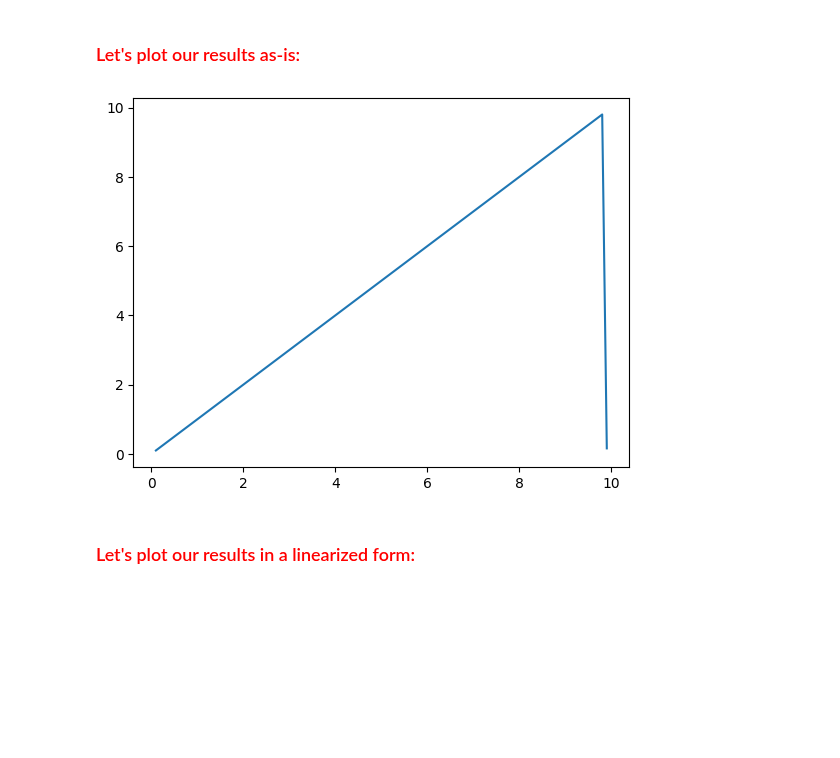
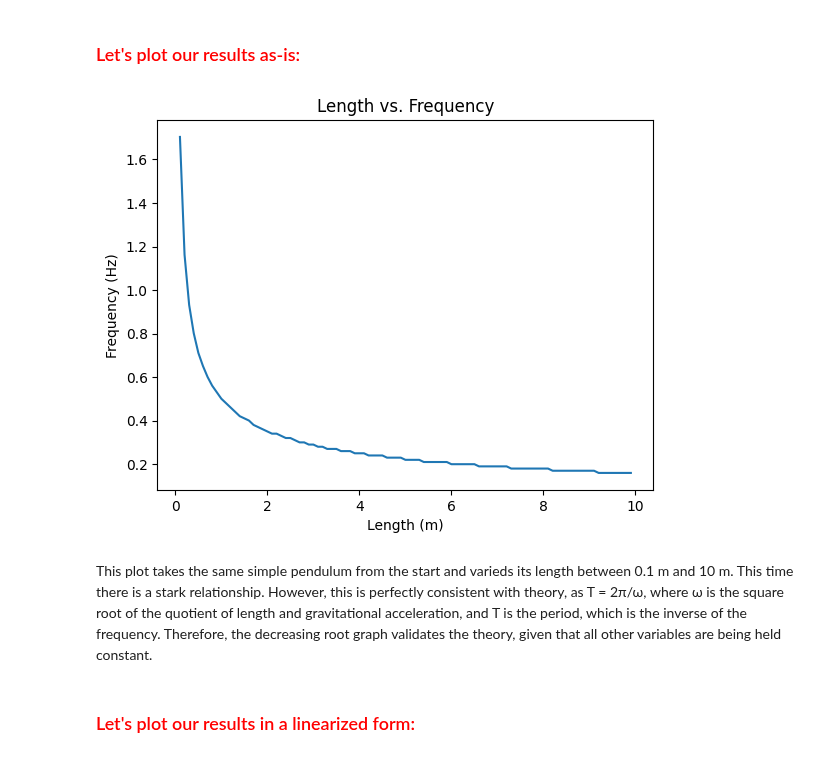
Before and after one commit to CalebAnderson22/PHY122, a Jupyter notebook: Lab6_Anderson.ipynb, the cells around one changed output. Saved outputs shown, nothing was run; the diff lists cells and outputs as text; code cells hidden in the pictures; blank space fills up the shorter version.

```diff
--- a/Lab6_Anderson.ipynb
+++ b/Lab6_Anderson.ipynb
@@ -252,10 +260,15 @@ freqs[i] = f[np.argmax(S)]
 # %% [markdown]
 ###   <font color='Red'> Let's plot our results as-is: </font>
-# %%
-plt.plot(Lengths, freqs)
-plt.show()
-# %% [output]
-[figure, removed]
+# %%
+plt.plot(Lengths, f2)
+plt.title("Length vs. Frequency")
+plt.xlabel("Length (m)")
+plt.ylabel("Frequency (Hz)")
+plt.show()
+# %% [output]
+[figure, added]
+# %% [markdown]
+This plot takes the same simple pendulum from the start and varieds its length between 0.1 m and 10 m. This time there is a stark relationship. However, this is perfectly consistent with theory, as T = 2π/ω, where ω is the square root of the quotient of length and gravitational acceleration, and T is the period, which is the inverse of the frequency. Therefore, the decreasing root graph validates the theory, given that all other variables are being held constant.
 # %% [markdown]
 ###   <font color='Red'> Let's plot our results in a linearized form: </font>
 # %%
```
Also changed, not shown: parts of 24 cells of this notebook.
